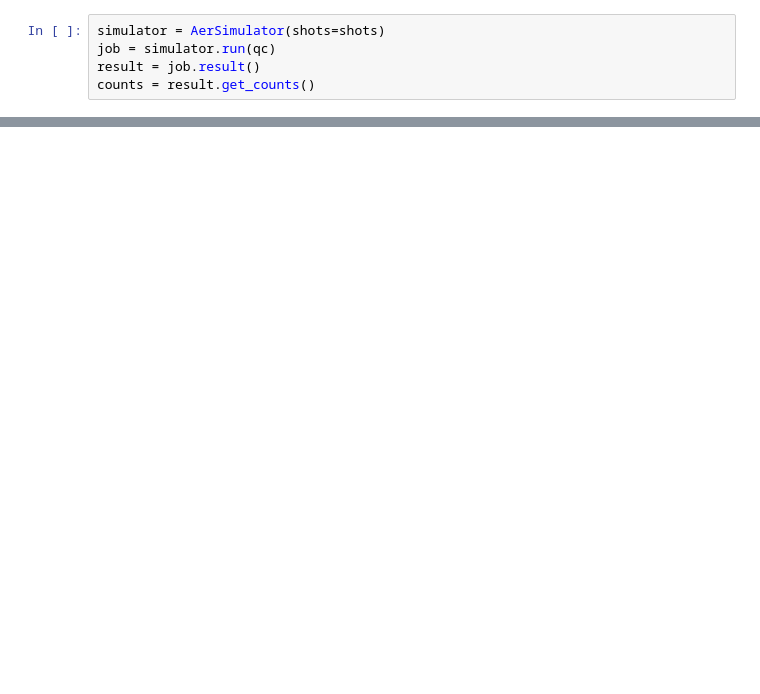
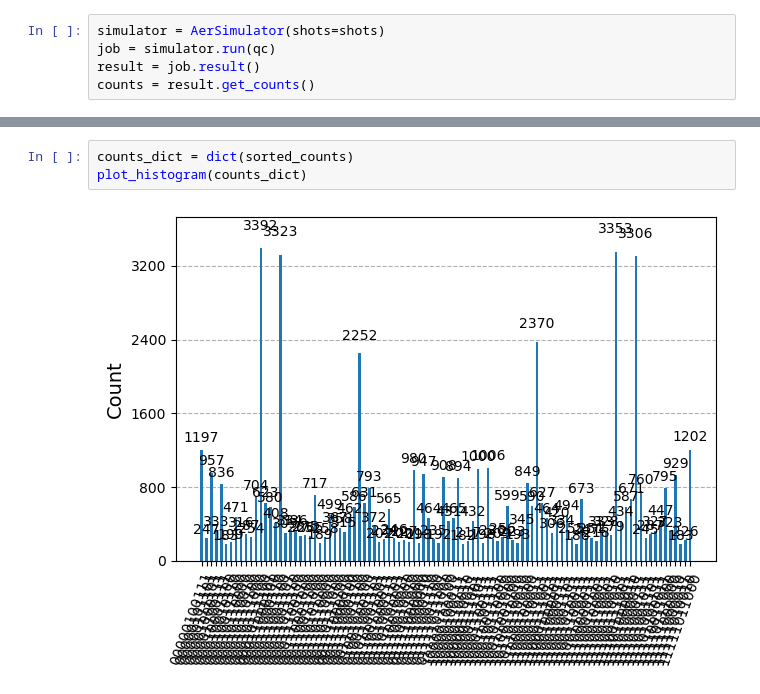
Before and after one commit to mforgo/Quantum-Examples, a Jupyter notebook: Circuits/QAOA.ipynb, the cells around one changed output, grey strips where cells are left out. Cells and saved outputs as stored; diff of their text form; blank space fills up the shorter version.

```diff
--- a/Circuits/QAOA.ipynb
+++ b/Circuits/QAOA.ipynb
@@ -140,0 +162,5 @@ Most probable bitstring: 0101010
+# %%
+counts_dict = dict(sorted_counts)
+plot_histogram(counts_dict)
+# %% [output]
+[figure, added]
```
Also changed, not shown: parts of 14 cells of this notebook.
